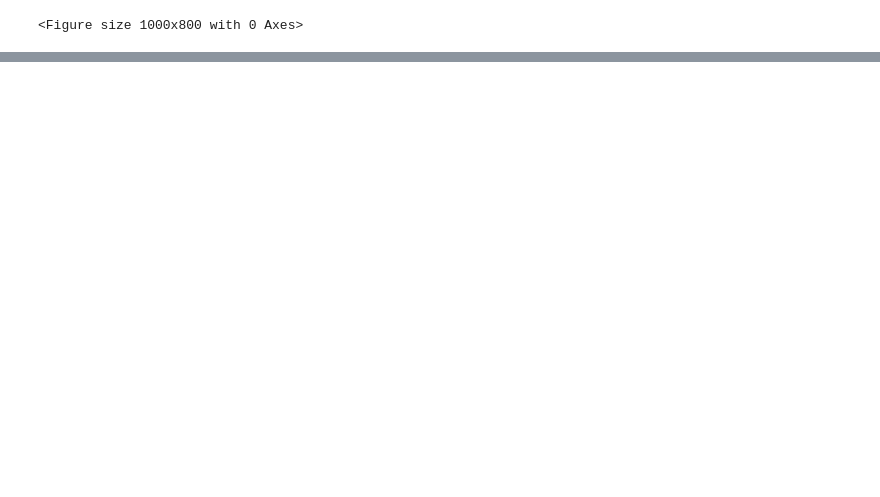
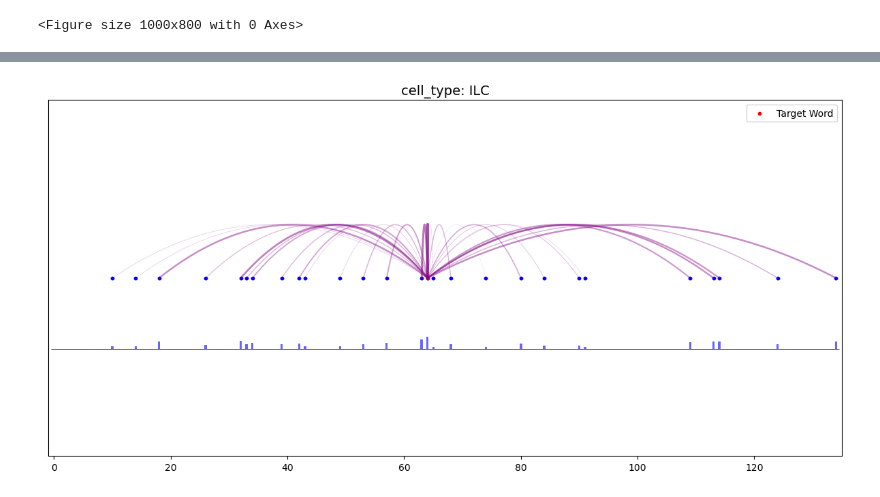
Before and after one commit to heng-qiu/OCRBert, a Jupyter notebook: model_test.ipynb, the cells around one changed output, grey strips where cells are left out. Cells and saved outputs as stored; diff of their text form; code cells hidden in the pictures; blank space fills up the shorter version.

```diff
--- a/model_test.ipynb
+++ b/model_test.ipynb
@@ -415,0 +420,8 @@ GAP_data[68745].toarray()
+# %%
+row=adata.obs[adata.obs['cell_type'] == 'ILC'].index.tolist()
+row_index=[adata.obs_names.get_loc(i) for i in row]
+# %%
+w=torch.zeros([135])
+for i in row_index:
+    w=w+attn[i][64]
+w
@@ -415,0 +446,3 @@ GAP_data[68745].toarray()
+# %%
+w=w/w.sum()
+w
@@ -415,0 +465,81 @@ GAP_data[68745].toarray()
+# %%
+import matplotlib.pyplot as plt
+import numpy as np
+
+seq_len=135
+# 选择一个目标词，提取该词的注意力列（假设是第 15 个词）
+# target_word_idx = 64
+target_attention = w
+target_attention
+
+# 准备绘图
+fig, ax = plt.subplots(figsize=(12, 6))
+
+# 定义节点的 x 轴位置和固定的 y 轴高度
+x_positions = np.arange(seq_len)
+y_position = 1.0  # 目标词的 y 轴位置
+bar_base = 0.8  # 其他词的 y 轴位置
+# 曲线的控制参数
+curve_amplitude = 0.3  # 曲线的最大弯曲幅度
+linewidth_scale = 40  # 连线粗细放大系数
+# 绘制连线（目标词到其他词）
+
+for i, attn_weight in enumerate(np.array(target_attention)):
+    if attn_weight > 0.01:  # 过滤掉非常小的注意力值
+        # 曲线的起点、终点和控制点
+        start = (target_word_idx, y_position)  # 目标词的位置
+        end = (i, y_position)  # 上下文词的位置
+        control = ((target_word_idx + i) / 2, y_position + curve_amplitude)  # 控制点，位于中间位置，y 值向上弯曲
+
+        # 生成贝塞尔曲线的点
+        t = np.linspace(0, 1, 100)  # 曲线采样点
+        bezier_x = (1 - t)**2 * start[0] + 2 * (1 - t) * t * control[0] + t**2 * end[0]
+        bezier_y = (1 - t)**2 * start[1] + 2 * (1 - t) * t * control[1] + t**2 * end[1]
+
+        # 绘制曲线
+        ax.plot(
+            bezier_x, bezier_y,
+            alpha=min(attn_weight * 10, 1.0),  # 曲线透明度由注意力值决定
+            color="purple",
+            linewidth=attn_weight * linewidth_scale  # 曲线粗细由注意力值决定
+        )
+
+        ax.scatter(i, y_position, color="blue", s=10)  # 其他词的点大小和颜色
+
+        ax.bar(
+            i,  # 柱子的 x 轴位置
+            attn_weight * 0.5,  # 柱子的高度，根据注意力值缩放
+            color="blue",
+            alpha=0.6,
+            width=0.4,
+            bottom=bar_base  # 柱子的底部设置为 bar_base（远低于点的 y_others）
+        )
+
+
+# 标注目标词和其他词的位置
+# ax.scatter(x_positions, [y_others] * seq_len, color="blue", s=50, label="Words")  # 其他词
+# 添加柱子底部的水平连接线
+ax.hlines(
+    y=bar_base,  # 线的 y 轴位置，与柱子的底部一致
+    xmin=-0.5,  # 线的起始 x 位置
+    xmax=seq_len - 0.5,  # 线的结束 x 位置
+    colors="black",  # 线的颜色
+    linewidth=0.5,  # 线的宽度
+    linestyles="-"  # 线的样式（虚线）
+)
+# 在目标词位置绘制点
+ax.scatter([target_word_idx], [y_position], color="red", s=10, label="Target Word")  # 目标词
+
+# 图形美化
+ax.set_xlim(-1, seq_len)  # x 轴范围
+ax.set_ylim(0.5, 1.5)  # y 轴范围
+# ax.set_xticks(x_positions)  # x 轴标注每个词的位置
+ax.set_yticks([])  # 不需要 y 轴刻度
+ax.set_title(f"cell_type: ILC", fontsize=14)
+ax.legend()
+
+# 显示图形
+plt.tight_layout()
+plt.show()
+# %% [output]
+[figure, added]
```
Also changed, not shown: parts of 30 cells of this notebook, 1 other file.
